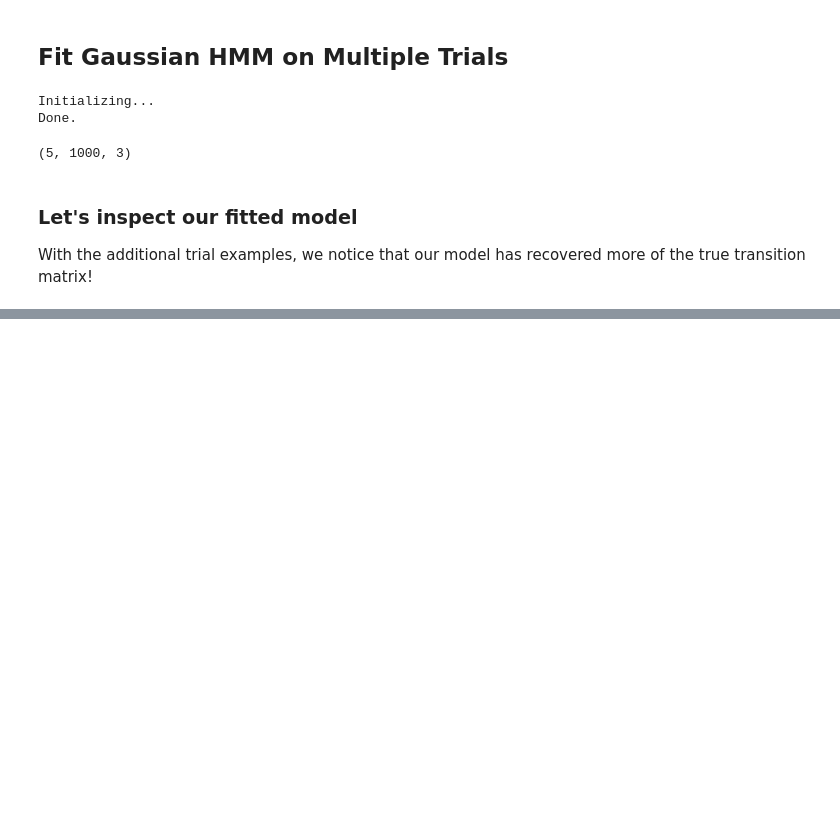
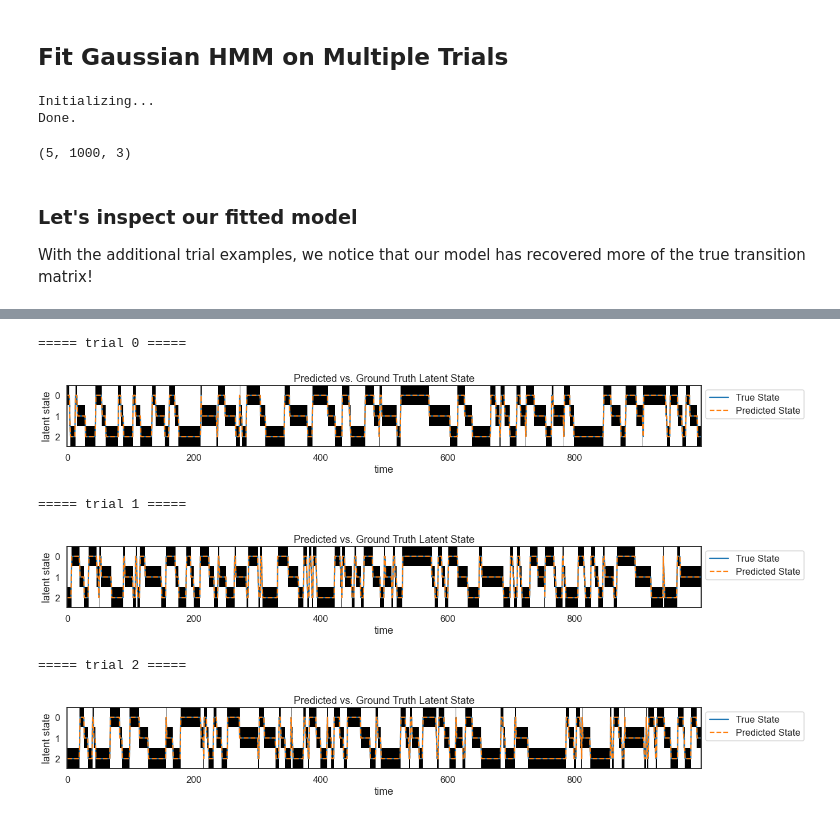
Before and after one commit to lindermanlab/ssm-jax, a Jupyter notebook: notebooks/gaussian-hmm-example.ipynb, the cells around one changed output, grey strips where cells are left out. Cells and saved outputs as stored; diff of their text form; code cells hidden in the pictures; blank space fills up the shorter version.

```diff
--- a/notebooks/gaussian-hmm-example.ipynb
+++ b/notebooks/gaussian-hmm-example.ipynb
@@ -206,0 +210,14 @@ compare_transition_matrix(true_hmm.transition_matrix, fitted_hmm.transition_matr
+# %%
+# For the first few trials, let's see how good our predicted states are
+for i in range(3):
+    print("="*5, f"trial {i}", "="*5)
+    states = all_states[i]
+    perm = find_permutation(states, np.argmax(Ez[i], axis=-1))
+    plot_posterior_states(Ez[i], states, perm)
+# %% [output]
+===== trial 0 =====
+[figure, added]
+===== trial 1 =====
+[figure, added]
+===== trial 2 =====
+[figure, added]
```
Also changed, not shown: parts of 9 cells of this notebook, 6 other files.
